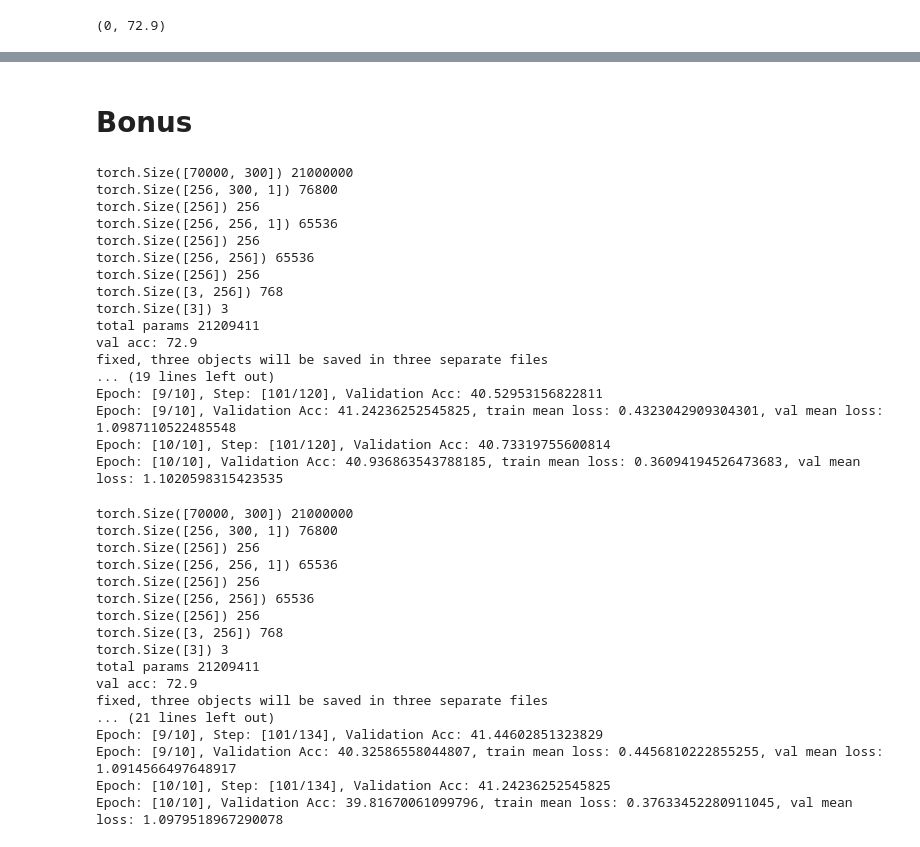
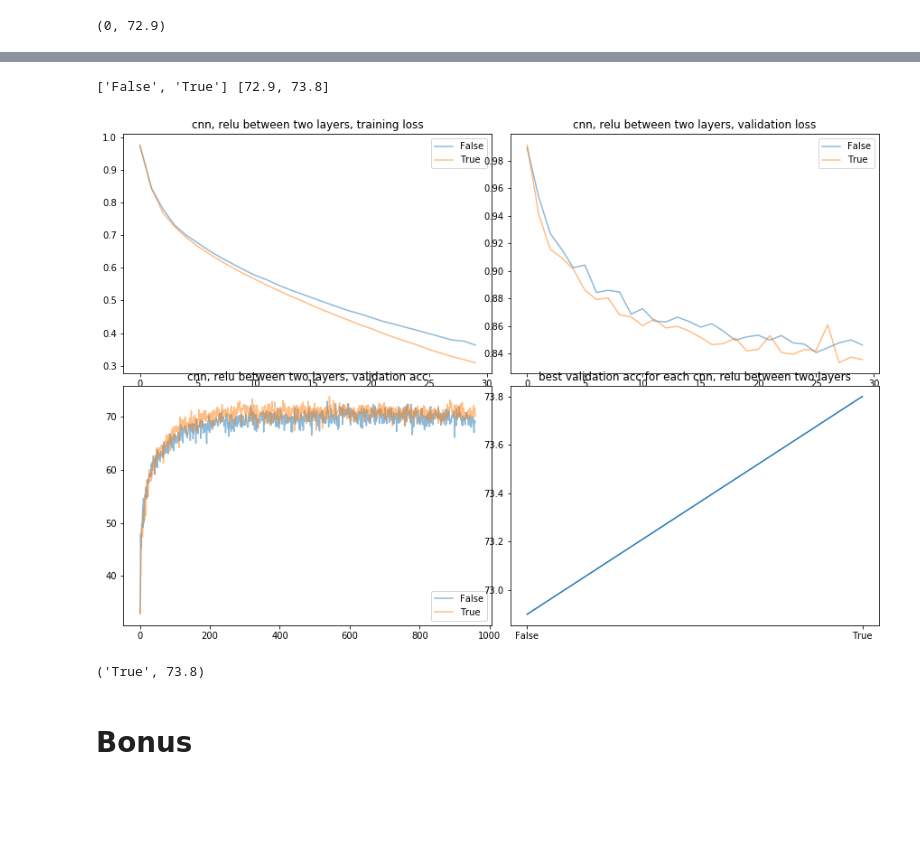
Before and after one commit to jpatrickpark/nlp_hw2, a Jupyter notebook: hw2.ipynb, the cells around one changed output, grey strips where cells are left out. Cells and saved outputs as stored; diff of their text form; code cells hidden in the pictures; blank space fills up the shorter version.

```diff
--- a/hw2.ipynb
+++ b/hw2.ipynb
@@ -1573,42 +1563,19 @@ best_hyperparam, best_val
+# %%
+### Better to align y axis for two loss graph
+path1 = 'cnn_snli_interaction_l2_maxvocab_70000_hid_256_batch_32_kernel_1_lr_0.0003_l2_1e-10_interaction_featurewise_multiplication'
+path2 = 'cnn_snli_interaction_l2_avail_maxvocab_70000_hid_256_batch_32_kernel_1_lr_0.0003_l2_1e-10_interaction_featurewise_multiplication_relu_True'
+loss_lists, val_acc_lists, val_loss_lists = dict(), dict(), dict()
+loss_lists['False'] = unpickle_from_file(path1+'/loss.p')
+val_acc_lists['False'] = unpickle_from_file(path1+'/acc.p')
+val_loss_lists['False'] = unpickle_from_file(path1+'/val_loss.p')
+loss_lists['True'] = unpickle_from_file(path2+'/loss.p')
+val_acc_lists['True'] = unpickle_from_file(path2+'/acc.p')
+val_loss_lists['True'] = unpickle_from_file(path2+'/val_loss.p')
+best_hyperparam, best_val = plot_train_validation_new(loss_lists, val_loss_lists, val_acc_lists, "cnn, relu between two layers")
+best_hyperparam, best_val
+# %% [output]
+['False', 'True'] [72.9, 73.8]
+[figure, added]
+('True', 73.8)
 # %% [markdown]
 # Bonus
-# %%
-show_result('cnn_snli_interaction_l2_maxvocab_70000_hid_256_batch_32_kernel_1_lr_0.0003_l2_1e-10_interaction_featurewise_multiplication/epoch_16_step_2500.p',256,l2_penalty=1e-10,phase="fiction",max_vocab_size=70000,kernel_size=1,model_type="cnn",interaction="featurewise_multiplication")
-# %% [output]
-torch.Size([70000, 300]) 21000000
-torch.Size([256, 300, 1]) 76800
-torch.Size([256]) 256
-torch.Size([256, 256, 1]) 65536
-torch.Size([256]) 256
-torch.Size([256, 256]) 65536
-torch.Size([256]) 256
-torch.Size([3, 256]) 768
-torch.Size([3]) 3
-total params 21209411
-val acc: 72.9
-fixed, three objects will be saved in three separate files
-... (19 lines left out)
-Epoch: [9/10], Step: [101/120], Validation Acc: 40.52953156822811
-Epoch: [9/10], Validation Acc: 41.24236252545825, train mean loss: 0.4323042909304301, val mean loss: 1.0987110522485548
-Epoch: [10/10], Step: [101/120], Validation Acc: 40.73319755600814
-Epoch: [10/10], Validation Acc: 40.936863543788185, train mean loss: 0.36094194526473683, val mean loss: 1.1020598315423535
-# %%
-show_result('cnn_snli_interaction_l2_maxvocab_70000_hid_256_batch_32_kernel_1_lr_0.0003_l2_1e-10_interaction_featurewise_multiplication/epoch_16_step_2500.p',256,l2_penalty=1e-10,phase="telephone",max_vocab_size=70000,kernel_size=1,model_type="cnn",interaction="featurewise_multiplication")
-# %% [output]
-torch.Size([70000, 300]) 21000000
-torch.Size([256, 300, 1]) 76800
-torch.Size([256]) 256
-torch.Size([256, 256, 1]) 65536
-torch.Size([256]) 256
-torch.Size([256, 256]) 65536
-torch.Size([256]) 256
-torch.Size([3, 256]) 768
-torch.Size([3]) 3
-total params 21209411
-val acc: 72.9
-fixed, three objects will be saved in three separate files
-... (21 lines left out)
-Epoch: [9/10], Step: [101/134], Validation Acc: 41.44602851323829
-Epoch: [9/10], Validation Acc: 40.32586558044807, train mean loss: 0.4456810222855255, val mean loss: 1.0914566497648917
-Epoch: [10/10], Step: [101/134], Validation Acc: 41.24236252545825
-Epoch: [10/10], Validation Acc: 39.81670061099796, train mean loss: 0.37633452280911045, val mean loss: 1.0979518967290078
```
Also changed, not shown: parts of 47 cells of this notebook, 1 other file.
